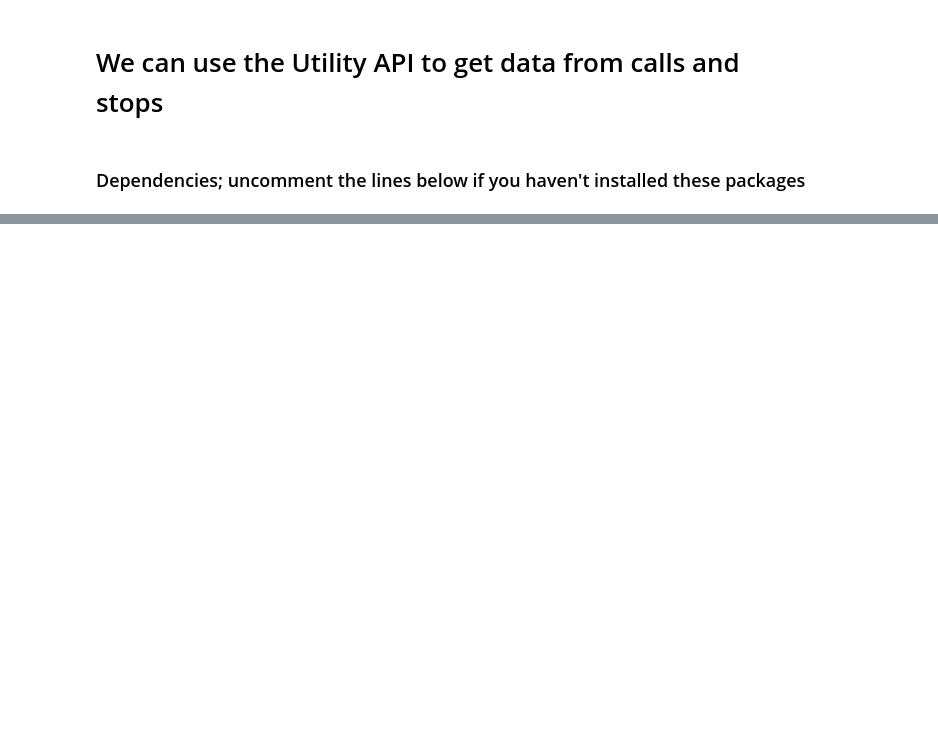
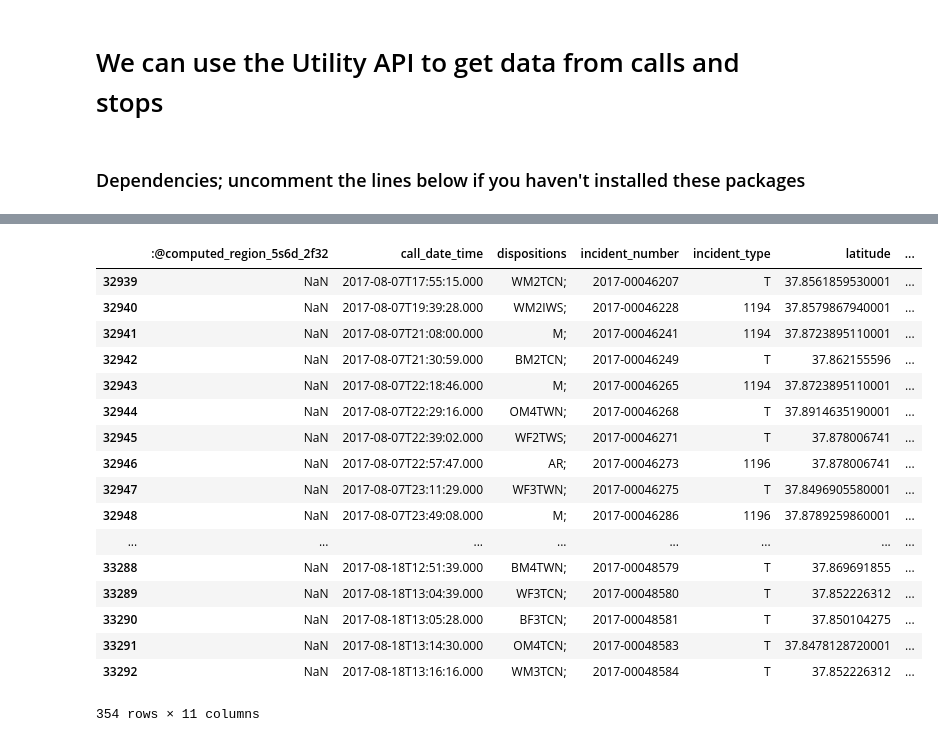
Before and after one commit to ritvik-iyer/Cal-Crime, a Jupyter notebook: Utils Demo.ipynb, the cells around one changed output, grey strips where cells are left out. Cells and saved outputs as stored; diff of their text form; code cells hidden in the pictures; blank space fills up the shorter version.

```diff
--- a/Utils Demo.ipynb
+++ b/Utils Demo.ipynb
@@ -18,0 +17,21 @@ ConnectionError: HTTPSConnectionPool(host='data.cityofberkeley.info', port=443):
+# %%
+stops.iloc[32939:33293]
+# %% [output]
+|  | :@computed_region_5s6d_2f32 | call_date_time | dispositions | incident_number | incident_type | latitude | ... |
+| 32939 | NaN | 2017-08-07T17:55:15.000 | WM2TCN; | 2017-00046207 | T | 37.8561859530001 | ... |
+| 32940 | NaN | 2017-08-07T19:39:28.000 | WM2IWS; | 2017-00046228 | 1194 | 37.8579867940001 | ... |
+| 32941 | NaN | 2017-08-07T21:08:00.000 | M; | 2017-00046241 | 1194 | 37.8723895110001 | ... |
+| 32942 | NaN | 2017-08-07T21:30:59.000 | BM2TCN; | 2017-00046249 | T | 37.862155596 | ... |
+| 32943 | NaN | 2017-08-07T22:18:46.000 | M; | 2017-00046265 | 1194 | 37.8723895110001 | ... |
+| 32944 | NaN | 2017-08-07T22:29:16.000 | OM4TWN; | 2017-00046268 | T | 37.8914635190001 | ... |
+| 32945 | NaN | 2017-08-07T22:39:02.000 | WF2TWS; | 2017-00046271 | T | 37.878006741 | ... |
+| 32946 | NaN | 2017-08-07T22:57:47.000 | AR; | 2017-00046273 | 1196 | 37.878006741 | ... |
+| 32947 | NaN | 2017-08-07T23:11:29.000 | WF3TWN; | 2017-00046275 | T | 37.8496905580001 | ... |
+| 32948 | NaN | 2017-08-07T23:49:08.000 | M; | 2017-00046286 | 1196 | 37.8789259860001 | ... |
+| ... | ... | ... | ... | ... | ... | ... | ... |
+| 33288 | NaN | 2017-08-18T12:51:39.000 | BM4TWN; | 2017-00048579 | T | 37.869691855 | ... |
+| 33289 | NaN | 2017-08-18T13:04:39.000 | WF3TCN; | 2017-00048580 | T | 37.852226312 | ... |
+| 33290 | NaN | 2017-08-18T13:05:28.000 | BF3TCN; | 2017-00048581 | T | 37.850104275 | ... |
+| 33291 | NaN | 2017-08-18T13:14:30.000 | OM4TCN; | 2017-00048583 | T | 37.8478128720001 | ... |
+| 33292 | NaN | 2017-08-18T13:16:16.000 | WM3TCN; | 2017-00048584 | T | 37.852226312 | ... |
+354 rows × 11 columns
```
Also changed, not shown: parts of 6 cells of this notebook.
